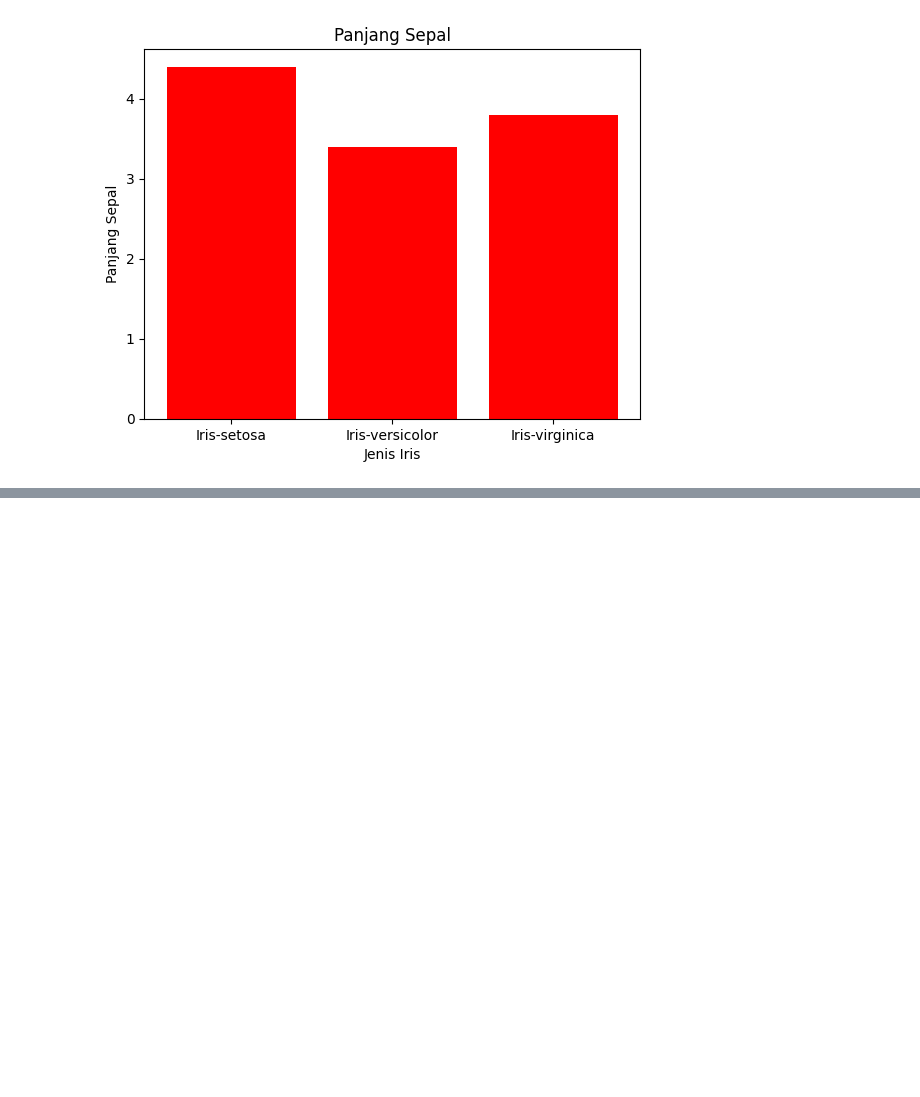
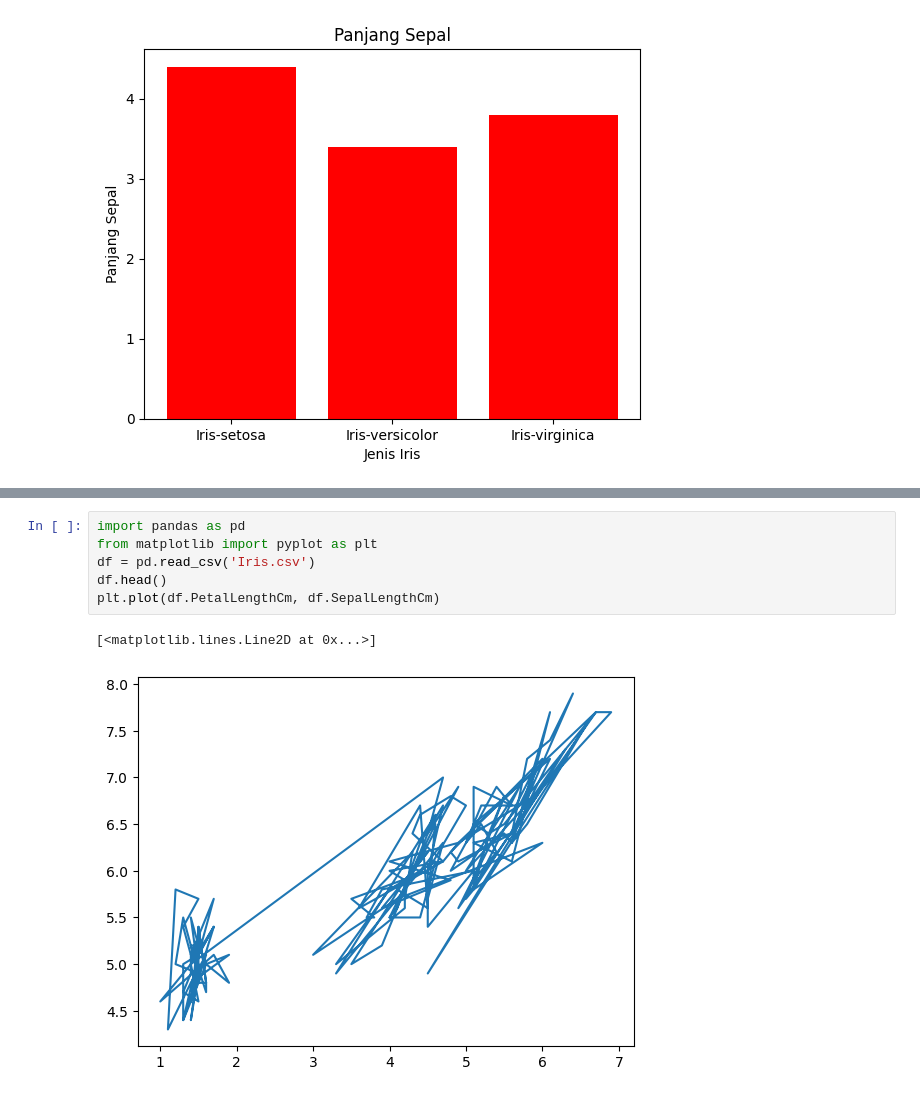
Before and after one commit to anantaYSR/Praktikum_KB, a Jupyter notebook: PERTEMUAN/Pertemuan3/Part3.ipynb, the cells around one changed output, grey strips where cells are left out. Cells and saved outputs as stored; diff of their text form; blank space fills up the shorter version.

```diff
--- a/PERTEMUAN/Pertemuan3/Part3.ipynb
+++ b/PERTEMUAN/Pertemuan3/Part3.ipynb
@@ -36,0 +75,9 @@ Text(0, 0.5, 'Panjang Sepal')
+# %%
+import pandas as pd
+from matplotlib import pyplot as plt
+df = pd.read_csv('Iris.csv')
+df.head()
+plt.plot(df.PetalLengthCm, df.SepalLengthCm)
+# %% [output]
+[<matplotlib.lines.Line2D at 0x...>]
+[figure, added]
```
Also changed, not shown: parts of 4 cells of this notebook.
